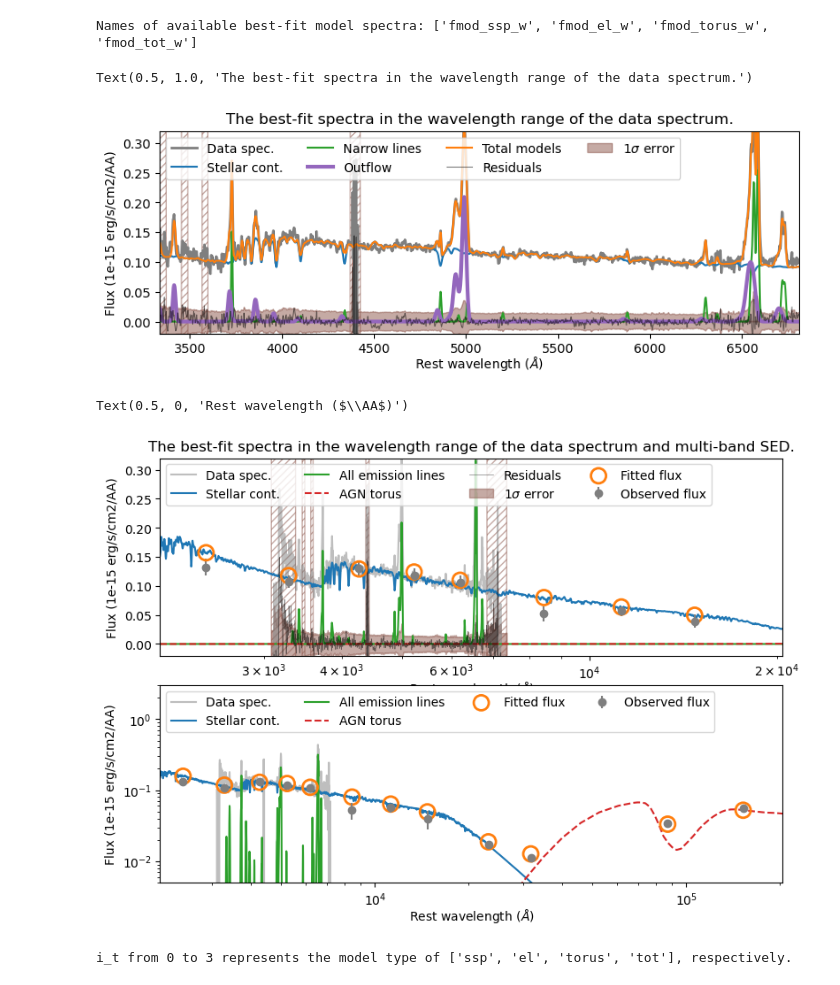
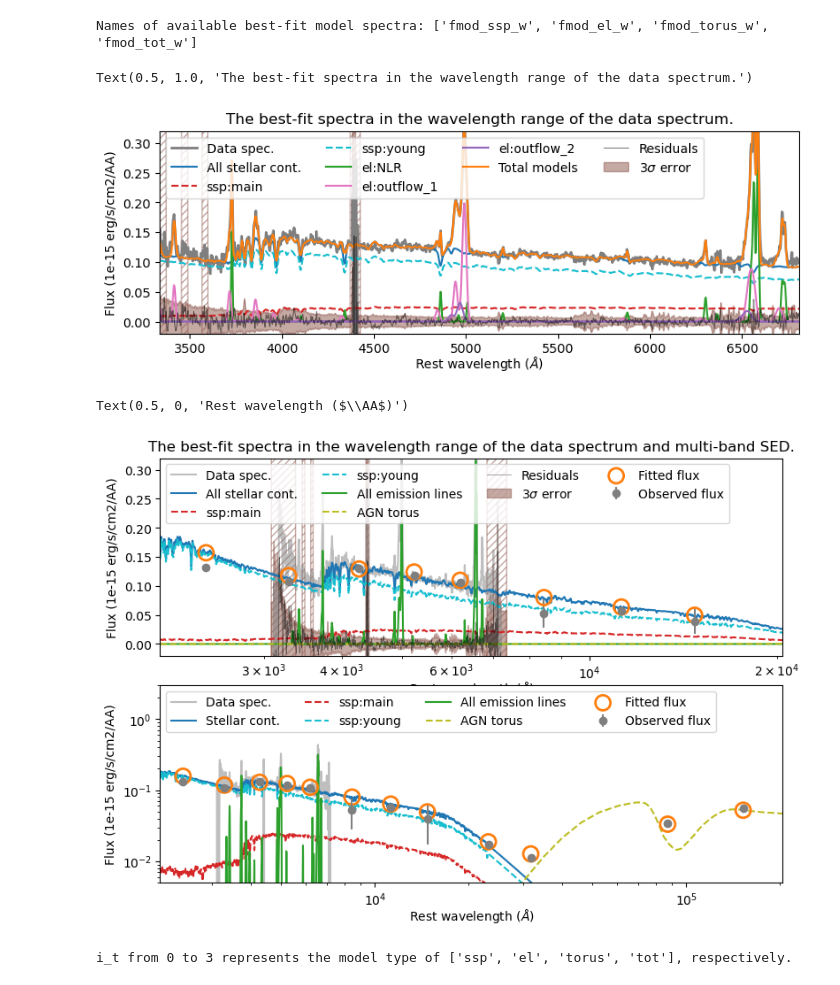
Before and after one commit to xychcz/S3Fit, a Jupyter notebook: example/example.ipynb, the cells around one changed output. Drawn from its saved outputs; the diff is of its cells as text; code cells hidden in the pictures.

```diff
--- a/example/example.ipynb
+++ b/example/example.ipynb
@@ -295,35 +354,59 @@ el_model_B2 = np.dot(FF.best_coeffs[i_l, bc0:bc1][i_p0:i_p1],
+# %%
+# FF.spec['fmod_el_w'] is the sum of all emission line components
+# here create emission line spectra of each component
+# the components are set in the input el_config
+
+el_mod, el_cf = FF.model_dict['el']['specmod'], FF.model_dict['el']['cf']
+fx0, fx1, fc0, fc1 = FF.model_index('el', FF.full_model_type)
+
+i_l = 0 # show the first loop, i.e., the fit for raw data (i_l > 1 for mocked ones)
+
+el_spec_mw = FF.model_dict['el']['specfunc'](FF.spec['wave_w'], FF.best_fits_x[i_l, fx0:fx1])
+el_spec_w = {}; i_m0 = 0; i_m1 = 0
+for i_c in range(el_cf.num_comps):
+    i_m1 += el_mod.mask_free_cn[i_c].sum()
+    i_m0 += 0 if i_c == 0 else el_mod.mask_free_cn[i_c-1].sum()
+    el_spec_w[el_cf.comp_c[i_c]] = np.dot(FF.best_coeffs[i_l, fc0:fc1][i_m0:i_m1], el_spec_mw[i_m0:i_m1])
 # %%
 # best-fit spectra in the wavelength range of the data spectrum.
+
 tmp_z = (1+FF.v0_redshift)
 
 plt.figure(figsize=(8,8))
 plt.subplots_adjust(left=0.08,bottom=0.06,right=0.96,top=0.98,wspace=0,hspace=0.15)
 
 ax1 = plt.subplot(3, 1, 1)
 ax1.plot(FF.spec['wave_w']/tmp_z, FF.spec['flux_w'] , c='C7', linewidth=2, label='Data spec.')
-ax1.plot(FF.spec['wave_w']/tmp_z, FF.spec['fmod_ssp_w'], c='C0', label='Stellar cont.')
+ax1.plot(FF.spec['wave_w']/tmp_z, FF.spec['fmod_ssp_w'], c='C0', label='All stellar cont.')
+colors = ['C3', 'C9']
+for i_c in range(ssp_cf.num_comps):
+    ax1.plot(FF.spec['wave_w']/tmp_z, ssp_spec_w[ssp_cf.comp_c[i_c]], '--', c=colors[i_c], label='ssp:'+ssp_cf.comp_c[i_c] )
+
 # plt.plot(FF.spec['wave_w']/tmp_z, FF.spec['fmod_el_w'], c='C3', label='All emission lines')
-ax1.plot(FF.spec['wave_w']/tmp_z, el_model_N, c='C2', label='Narrow lines')
-ax1.plot(FF.spec['wave_w']/tmp_z, el_model_B1+el_model_B2, c='C4', linewidth=3, label='Outflow')
+colors = ['C2', 'C6', 'C4']
+for i_c in range(el_cf.num_comps):
+    ax1.plot(FF.spec['wave_w']/tmp_z, el_spec_w[el_cf.comp_c[i_c]], c=colors[i_c], label='el:'+el_cf.comp_c[i_c] )
+
 ax1.plot(FF.spec['wave_w']/tmp_z, FF.spec['fmod_tot_w'], c='C1', label='Total models')
 ax1.plot(FF.spec['wave_w']/tmp_z, FF.spec['fres_w'], c='k', linewidth=.75, alpha=.5, label='Residuals')
-ax1.fill_between(FF.spec['wave_w']/tmp_z, -1*(FF.spec['ferr_w']+0.1*FF.spec['flux_w']), 1*(FF.spec['ferr_w']+0.1*FF.spec['flux_w']),
-                 fc='C5', ec='C5', alpha=0.5, label='1$\sigma$ error')
+ax1.fill_between(FF.spec['wave_w']/tmp_z, -3*FF.spec['ferr_w'], 3*FF.spec['ferr_w'],
+                 fc='C5', ec='C5', alpha=0.5, label='3$\sigma$ error')
 ax1.fill_between(FF.spec['wave_w']/tmp_z, -1*~FF.spec['mask_valid_w'], 1*~FF.spec['mask_valid_w'],
                  hatch='////', fc='None', ec='C5', alpha=0.5)
 
 ax1.legend(ncol=4, loc=2)
 ax1.set_ylim(-0.02,0.32)
 ax1.set_xlim(4.9e3/tmp_z,1.0e4/tmp_z)
 ax1.set_ylabel(f'Flux ({FF.spec_flux_scale} erg/s/cm2/AA)')
 ax1.set_xlabel(r'Rest wavelength ($\AA$)', labelpad=-1)
 ax1.set_title('The best-fit spectra in the wavelength range of the data spectrum.')
 # %% [output]
 Text(0.5, 1.0, 'The best-fit spectra in the wavelength range of the data spectrum.')
-[figure, old version]
+[figure, new version]
 # %%
 # the following plots show the best-fit model spectra in the full SED range
 # the photometric data and the corresponding model fluxes are also shown
+
 tmp_z = (1+FF.v0_redshift)
 
 plt.figure(figsize=(8,8))
@@ -331,17 +414,20 @@ plt.subplots_adjust(left=0.08,bottom=0.06,right=0.96,top=0.98,wspace=0,hspace=0.
 
 ax2 = plt.subplot(3, 1, 2)
 ax2.plot(FF.spec['wave_w']/tmp_z, FF.spec['flux_w'] , c='C7', alpha=0.5, label='Data spec.')
-ax2.plot(FF.sed['wave_w']/tmp_z, FF.sed['fmod_ssp_w'], c='C0', label='Stellar cont.')
+ax2.plot(FF.sed['wave_w']/tmp_z, FF.sed['fmod_ssp_w'], c='C0', label='All stellar cont.')
+colors = ['C3', 'C9']
+for i_c in range(ssp_cf.num_comps):
+    ax2.plot(FF.sed['wave_w']/tmp_z, ssp_sed_w[ssp_cf.comp_c[i_c]], '--', c=colors[i_c], label='ssp:'+ssp_cf.comp_c[i_c] )
+
 ax2.plot(FF.sed['wave_w']/tmp_z, FF.sed['fmod_el_w'], c='C2', label='All emission lines')
-ax2.plot(FF.sed['wave_w']/tmp_z, FF.sed['fmod_torus_w'], '--', c='C3', label='AGN torus')
+ax2.plot(FF.sed['wave_w']/tmp_z, FF.sed['fmod_torus_w'], '--', c='C8', label='AGN torus')
 ax2.plot(FF.spec['wave_w']/tmp_z, FF.spec['fres_w'], c='k', linewidth=.5, alpha=.5, label='Residuals')
-ax2.fill_between(FF.spec['wave_w']/tmp_z, -1*(FF.spec['ferr_w']+0.1*FF.spec['flux_w']), 1*(FF.spec['ferr_w']+0.1*FF.spec['flux_w']),
-                 fc='C5', ec='C5', alpha=0.5, label='1$\sigma$ error')
+ax2.fill_between(FF.spec['wave_w']/tmp_z, -3*FF.spec['ferr_w'], 3*FF.spec['ferr_w'],
+                 fc='C5', ec='C5', alpha=0.5, label='3$\sigma$ error')
 ax2.fill_between(FF.spec['wave_w']/tmp_z, -1*~FF.spec['mask_valid_w'], 1*~FF.spec['mask_valid_w'],
                  hatch='////', fc='None', ec='C5', alpha=0.5)
 
-ax2.errorbar(FF.phot['wave_b']/tmp_z, FF.phot['flux_b'], FF.phot['ferr_b']+0.1*FF.phot['flux_b'], fmt='o', color='C7',
-             label='Observed flux', zorder=20 )
+ax2.errorbar(FF.phot['wave_b']/tmp_z, FF.phot['flux_b'], FF.phot['ferr_b']*3, fmt='o', color='C7', label='Observed flux', zorder=20 )
 ax2.scatter(FF.phot['wave_b']/tmp_z, FF.phot['fmod_b'], marker='o', color='None', ec='C1', s=150, linewidth=2, label='Fitted flux', zorder=20 )
 
 ax2.legend(ncol=4, loc=2)
@@ -355,11 +441,14 @@ ax2.set_title('The best-fit spectra in the wavelength range of the data spectrum
 ax3 = plt.subplot(3, 1, 3)
 ax3.plot(FF.spec['wave_w']/tmp_z, FF.spec['flux_w'] , c='C7', alpha=0.5, label='Data spec.')
 ax3.plot(FF.sed['wave_w']/tmp_z, FF.sed['fmod_ssp_w'], c='C0', label='Stellar cont.')
+colors = ['C3', 'C9']
+for i_c in range(ssp_cf.num_comps):
+    ax3.plot(FF.sed['wave_w']/tmp_z, ssp_sed_w[ssp_cf.comp_c[i_c]], '--', c=colors[i_c], label='ssp:'+ssp_cf.comp_c[i_c] )
+
 ax3.plot(FF.sed['wave_w']/tmp_z, FF.sed['fmod_el_w'], c='C2', label='All emission lines')
-ax3.plot(FF.sed['wave_w']/tmp_z, FF.sed['fmod_torus_w'], '--', c='C3', label='AGN torus')
+ax3.plot(FF.sed['wave_w']/tmp_z, FF.sed['fmod_torus_w'], '--', c='C8', label='AGN torus')
 
-ax3.errorbar(FF.phot['wave_b']/tmp_z, FF.phot['flux_b'],
-            FF.phot['ferr_b']+0.1*FF.phot['flux_b'], fmt='o', color='C7', label='Observed flux', zorder=20)
+ax3.errorbar(FF.phot['wave_b']/tmp_z, FF.phot['flux_b'], FF.phot['ferr_b']*3, fmt='o', color='C7', label='Observed flux', zorder=20)
 ax3.scatter(FF.phot['wave_b']/tmp_z, FF.phot['fmod_b'], marker='o', color='None', ec='C1', linewidth=2, s=150, label='Fitted flux', zorder=10 )
 
 ax3.legend(ncol=4, loc=2)
@@ -370,7 +459,7 @@ ax3.set_ylabel(f'Flux ({FF.spec_flux_scale} erg/s/cm2/AA)')
 ax3.set_xlabel(r'Rest wavelength ($\AA$)', labelpad=-1)
 # %% [output]
 Text(0.5, 0, 'Rest wavelength ($\\AA$)')
-[figure, old version]
+[figure, new version]
 # %%
 # The best-fit spectra for all mocked input spectra are stored in FF.output_spec_ltw and FF.output_sed_ltw
 # FF.output_sed_ltw[i_l, i_t, :] is the best-fit spectra of the (i_t)th model in the (i_l)th mock loop.
```
Also changed, not shown: parts of 9 cells of this notebook.
